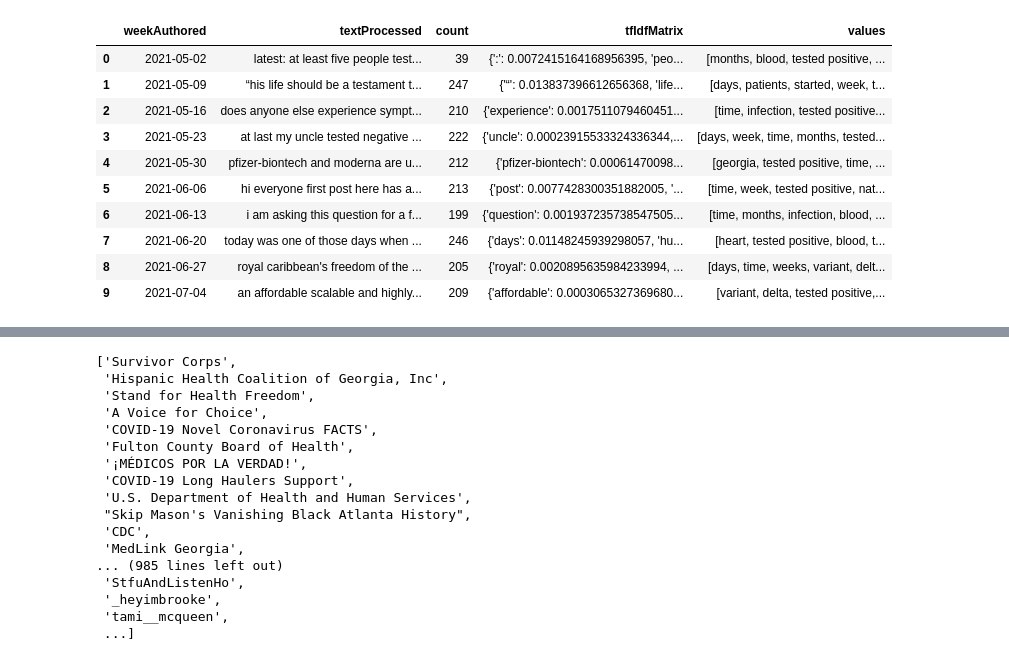
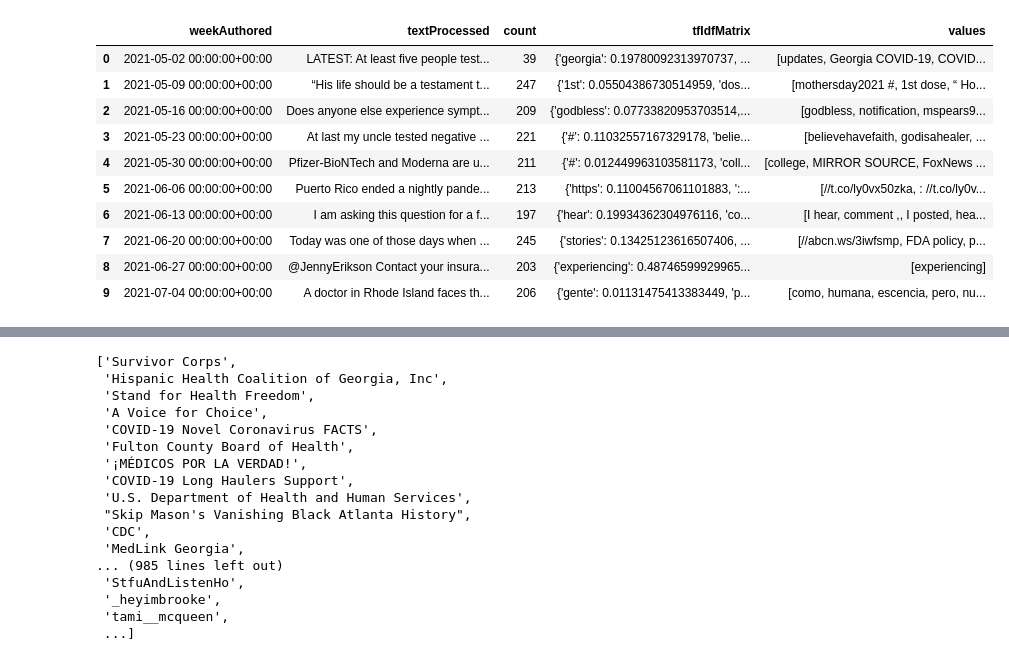
Before and after one commit to archishmagoli/peach2-analytics-dashboard, a Jupyter notebook: Updated Analysis Code.ipynb, the cells around one changed output, grey strips where cells are left out. Saved outputs shown, nothing was run; the diff lists cells and outputs as text; code cells hidden in the pictures.

Commit message:
update data files!

```diff
--- a/Updated Analysis Code.ipynb
+++ b/Updated Analysis Code.ipynb
@@ -15,8 +15,12 @@ from nltk.util import ngrams
 from vaderSentiment.vaderSentiment import SentimentIntensityAnalyzer
 # %%
 ## Reading in the data
-sm_df = pd.read_pickle('testing_data_vader.pkl')
-weekly_text = pd.read_pickle('weekly_tf_idf.pkl')
+df1 = pd.read_pickle('testing_data_static_2022-04-10.pkl') # extract pkl file 1
+df2 = pd.read_pickle('testing_data_update_2022-04-10_2023-04-10.pkl') # extract pkl file 2
+testing_data = pd.concat([df1,df2],ignore_index=True)
+testing_data = testing_data.sort_values(by='authoredAt').reset_index(drop=True)
+testing_data.to_pickle('updated_testing_data.pkl')
+sm_df = testing_data
 # %%
 ## Sentiment Analysis (VADER)
 # authoredAt column datetime manipulation for timeseries grouping
@@ -26,6 +30,11 @@ sm_df['weekAuthored'] = sm_df['authoredAt'].dt.isocalendar().week
 
 platform_list = sm_df['platform'].unique()
 analyzer = SentimentIntensityAnalyzer()
+
+sm_df['negative'] = None
+sm_df['positive'] = None
+sm_df['compound'] = None
+sm_df['sentiment'] = None
 
 index = len(sm_df) - 1
 while index >= 0:
@@ -279,8 +288,17 @@ def _create_tf_idf_matrix(tf_matrix, idf_matrix):
 
     return tf_idf_matrix
 # %%
+# sm_df['actualText'] = ''
+
+for index, row in sm_df.iterrows():
+    if (row['actualText'] == ''):
+        if (row['translate']) == 'True' :
+            sm_df.at[index, 'actualText'] = row['text_translated']
+        else:
+            sm_df.at[index, 'actualText'] = row['content']
+
 # Use weekly-text dataframe to generate TF-IDF matrices
-# weekly_text = sm_df.groupby([pd.Grouper(key='authoredAt', freq='W')])['text_processed'].agg(
+# weekly_text = sm_df.groupby([pd.Grouper(key='authoredAt', freq='W')])['actualText'].agg(
 #     text_combined=' '.join,  # Aggregating text as before
 #     count='count'  # Adding count aggregation for number of posts
 # ).reset_index()
@@ -306,17 +324,5 @@ for index, row in weekly_text[::-1].iterrows():
     else:
         break
 
-weekly_text.head(10)
+weekly_text.to_pickle('weekly_tf_idf.pkl')
-# %% [output]
-|  | weekAuthored | textProcessed | count | tfIdfMatrix | values |
-| 0 | 2021-05-02 | latest: at least five people test... | 39 | {':': 0.0072415164168956395, 'peo... | [months, blood, tested positive, ... |
-| 1 | 2021-05-09 | “his life should be a testament t... | 247 | {'“': 0.013837396612656368, 'life... | [days, patients, started, week, t... |
-| 2 | 2021-05-16 | does anyone else experience sympt... | 210 | {'experience': 0.0017511079460451... | [time, infection, tested positive... |
-| 3 | 2021-05-23 | at last my uncle tested negative ... | 222 | {'uncle': 0.00023915533324336344,... | [days, week, time, months, tested... |
-| 4 | 2021-05-30 | pfizer-biontech and moderna are u... | 212 | {'pfizer-biontech': 0.00061470098... | [georgia, tested positive, time, ... |
-| 5 | 2021-06-06 | hi everyone first post here has a... | 213 | {'post': 0.0077428300351882005, '... | [time, week, tested positive, nat... |
-| 6 | 2021-06-13 | i am asking this question for a f... | 199 | {'question': 0.001937235738547505... | [time, months, infection, blood, ... |
-| 7 | 2021-06-20 | today was one of those days when ... | 246 | {'days': 0.01148245939298057, 'hu... | [heart, tested positive, blood, t... |
-| 8 | 2021-06-27 | royal caribbean's freedom of the ... | 205 | {'royal': 0.0020895635984233994, ... | [days, time, weeks, variant, delt... |
-| 9 | 2021-07-04 | an affordable scalable and highly... | 209 | {'affordable': 0.0003065327369680... | [variant, delta, tested positive,... |
 # %%
@@ -351,35 +357,57 @@ more_stopwords = [
     'sars-cov-2',
     'doctor',
     'covid19',
-    'vaccination']
+    'vaccination',
+    'vaccinations',
+    'rt @',
+    '-- --',
+    '',
+    "I'm",
+    r'\u']
 
 # filtered_list = list(set(sorted_dict).difference(stopwords))
 
 for index, row in weekly_df.iterrows():
     # Remove one-character words or strange numbers..
     items = row['tfIdfMatrix'].items()
     matrix_modified = {}
     for key, value in items:
         if not key.isdigit() and len(key) > 3:
             # Remove stopwords
             words = key.split()
             if all(word not in more_stopwords for word in words):
                 matrix_modified[key] = value
 
     weekly_df.at[index, 'tfIdfMatrix'] = matrix_modified
 
     sorted_df = pd.DataFrame.from_dict(matrix_modified, orient='index', columns=['tfIdfValue'])
     sorted_df = sorted_df.reset_index()
     sorted_df = sorted_df.rename(columns={'index' : 'keyword'})
     sorted_df = sorted_df.sort_values(by='tfIdfValue', ascending=False)
     sorted_dict = sorted_df['keyword'].tolist()
 
-    for item in stopwords:
+    for item in more_stopwords:
         if item in sorted_dict:
             sorted_dict.remove(item)
+
+    sorted_dict = [item for item in sorted_dict if item]
 
     sorted_dict = sorted_dict[:20] # keep only the first 20 values
     # print(sorted_dict)
     weekly_text.at[index, 'values'] = sorted_dict
 
 weekly_text.to_pickle('weekly_tf_idf.pkl')
+
+weekly_text.head(10)
+# %% [output]
+|  | weekAuthored | textProcessed | count | tfIdfMatrix | values |
+| 0 | 2021-05-02 00:00:00+00:00 | LATEST: At least five people test... | 39 | {'georgia': 0.19780092313970737, ... | [updates, Georgia COVID-19, COVID... |
+| 1 | 2021-05-09 00:00:00+00:00 | “His life should be a testament t... | 247 | {'1st': 0.05504386730514959, 'dos... | [mothersday2021 #, 1st dose, “ Ho... |
+| 2 | 2021-05-16 00:00:00+00:00 | Does anyone else experience sympt... | 209 | {'godbless': 0.07733820953703514,... | [godbless, notification, mspears9... |
+| 3 | 2021-05-23 00:00:00+00:00 | At last my uncle tested negative ... | 221 | {'#': 0.11032557167329178, 'belie... | [believehavefaith, godisahealer, ... |
+| 4 | 2021-05-30 00:00:00+00:00 | Pfizer-BioNTech and Moderna are u... | 211 | {'#': 0.012449963103581173, 'coll... | [college, MIRROR SOURCE, FoxNews ... |
+| 5 | 2021-06-06 00:00:00+00:00 | Puerto Rico ended a nightly pande... | 213 | {'https': 0.11004567061101883, ':... | [//t.co/ly0vx50zka, : //t.co/ly0v... |
+| 6 | 2021-06-13 00:00:00+00:00 | I am asking this question for a f... | 197 | {'hear': 0.19934362304976116, 'co... | [I hear, comment ,, I posted, hea... |
+| 7 | 2021-06-20 00:00:00+00:00 | Today was one of those days when ... | 245 | {'stories': 0.13425123616507406, ... | [//abcn.ws/3iwfsmp, FDA policy, p... |
+| 8 | 2021-06-27 00:00:00+00:00 | @JennyErikson Contact your insura... | 203 | {'experiencing': 0.48746599929965... | [experiencing] |
+| 9 | 2021-07-04 00:00:00+00:00 | A doctor in Rhode Island faces th... | 206 | {'gente': 0.01131475413383449, 'p... | [como, humana, escencia, pero, nu... |
```
Also changed, not shown: parts of 2 cells of this notebook, 2 other files.
